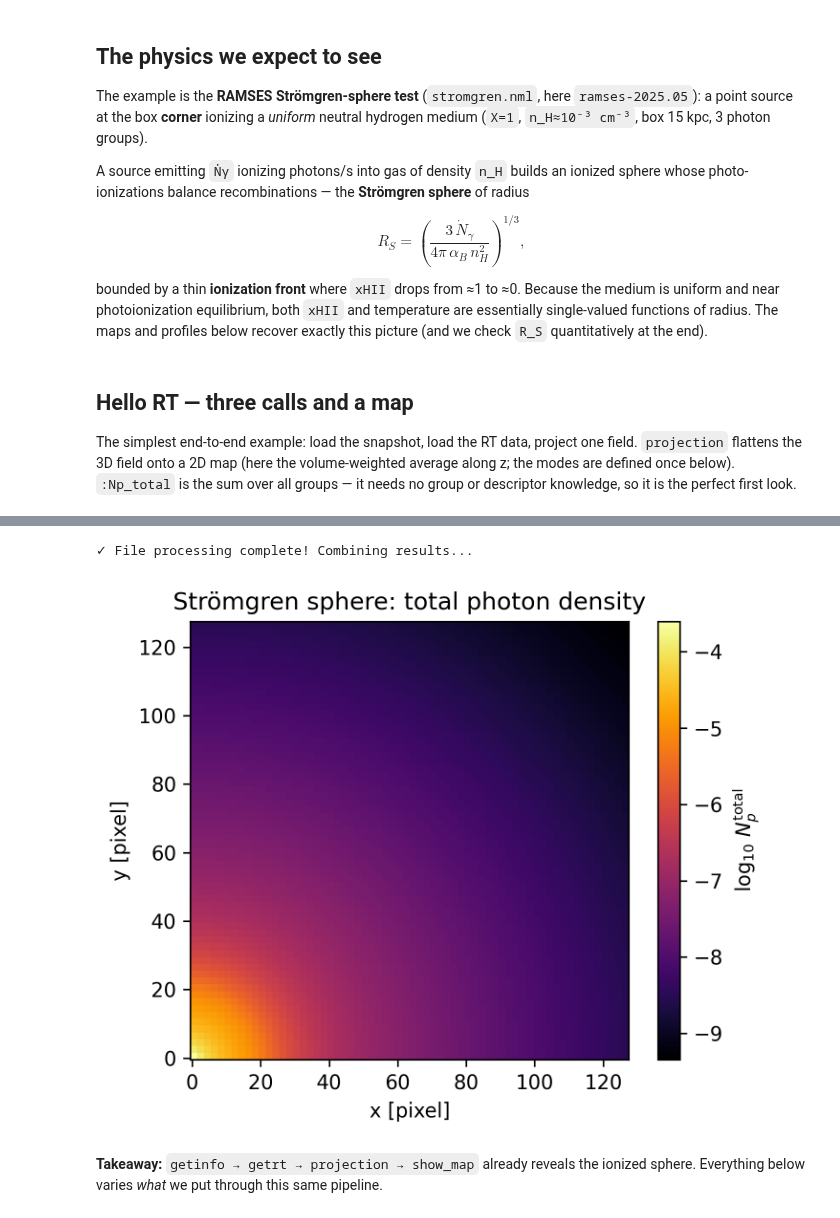
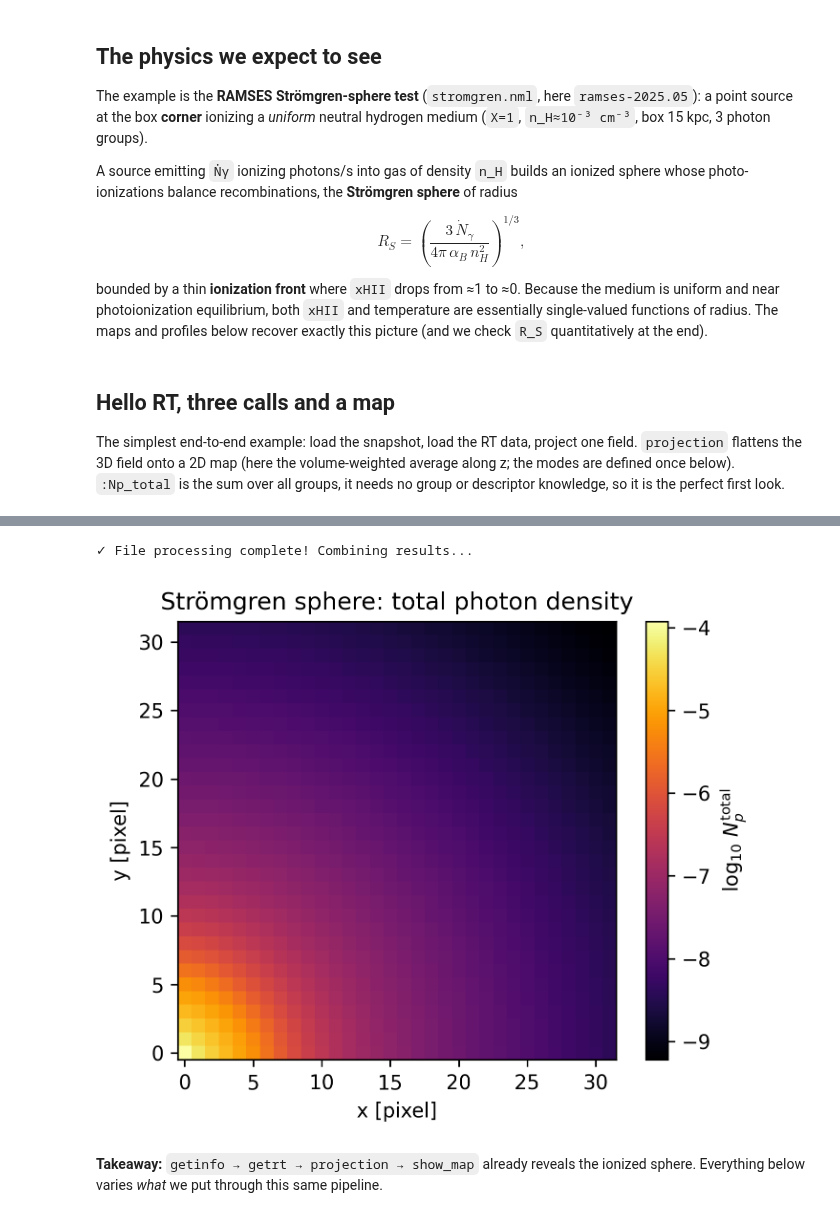
Before and after one commit to ManuelBehrendt/Notebooks, a Jupyter notebook: Mera-Docs/version_1.1/10_multi_RadiativeTransfer.ipynb, the cells around one changed output, grey strips where cells are left out. Saved outputs shown, nothing was run; the diff lists cells and outputs as text; code cells hidden in the pictures.

```diff
--- a/Mera-Docs/version_1.1/10_multi_RadiativeTransfer.ipynb
+++ b/Mera-Docs/version_1.1/10_multi_RadiativeTransfer.ipynb
@@ -22,7 +22,7 @@ a point source at the box **corner** ionizing a *uniform* neutral hydrogen mediu
 (`X=1`, `n_H≈10⁻³ cm⁻³`, box 15 kpc, 3 photon groups).
 
 A source emitting `Ṅγ` ionizing photons/s into gas of density `n_H` builds an ionized sphere
-whose photo-ionizations balance recombinations — the **Strömgren sphere** of radius
+whose photo-ionizations balance recombinations, the **Strömgren sphere** of radius
 
 $$R_S = \left(\frac{3\,\dot N_\gamma}{4\pi\,\alpha_B\,n_H^2}\right)^{1/3},$$
 
@@ -31,11 +31,11 @@ is uniform and near photoionization equilibrium, both `xHII` and temperature are
 single-valued functions of radius. The maps and profiles below recover exactly this picture
 (and we check `R_S` quantitatively at the end).
 # %% [markdown]
-## Hello RT — three calls and a map
+## Hello RT, three calls and a map
 
 The simplest end-to-end example: load the snapshot, load the RT data, project one field.
 `projection` flattens the 3D field onto a 2D map (here the volume-weighted average along z;
-the modes are defined once below). `:Np_total` is the sum over all groups — it needs no group
+the modes are defined once below). `:Np_total` is the sum over all groups, it needs no group
 or descriptor knowledge, so it is the perfect first look.
 # %%
 # Example-data root. Point this at your own simulation folder, or set the
@@ -54,7 +54,7 @@ function show_map(M; logscale=false, cmap="inferno", clabel="", ttl="")
     xlabel("x [pixel]"); ylabel("y [pixel]"); tight_layout()
 end
 
-path = "$MERA_EXAMPLES/RAMSES/rt_stromgren"
+path = "$MERA_EXAMPLES/RAMSES-PUBLIC/stromgren3d"   # published test simulation, see its README
 info = getinfo(3, path)                 # prints the simulation overview incl. the RT block
 rt   = getrt(info, verbose=false)       # → RtDataType, like gethydro
 p    = projection(rt, :Np_total, verbose=false, show_progress=false)
@@ -74,12 +74,12 @@ Mera v1.8.0
 
 Code: RAMSES
 ... (32 lines left out)
 compilation-file: true
 makefile:         true
 patchfile:        true
 =======================================================
 ✓ File processing complete! Combining results...
-[figure, old version]
+[figure, new version]
 # %% [markdown]
 **Takeaway:** `getinfo → getrt → projection → show_map` already reveals the ionized sphere.
 Everything below varies *what* we put through this same pipeline.
```
Also changed, not shown: parts of 29 cells of this notebook, 49 other files.
